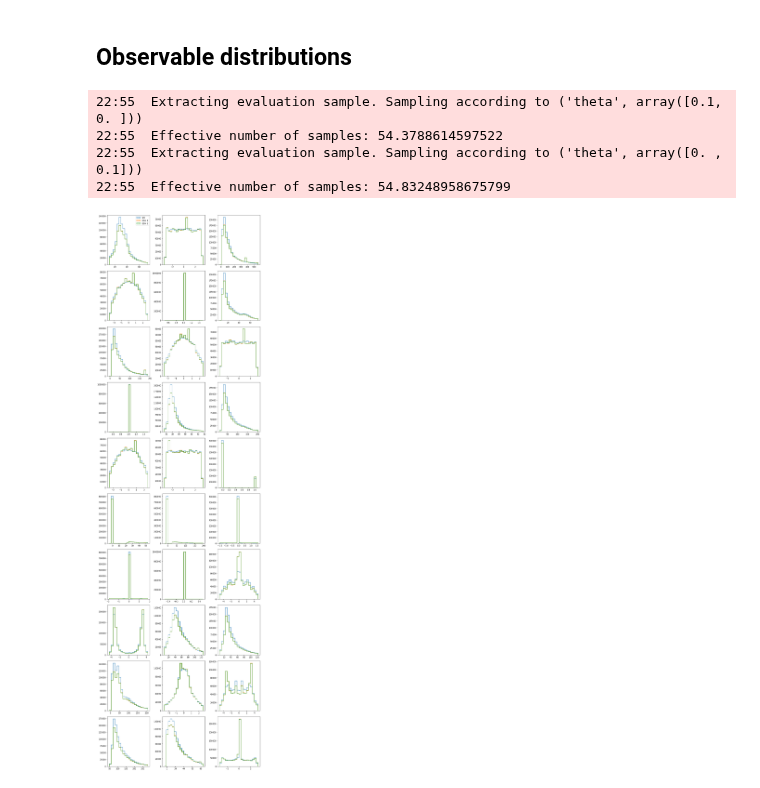
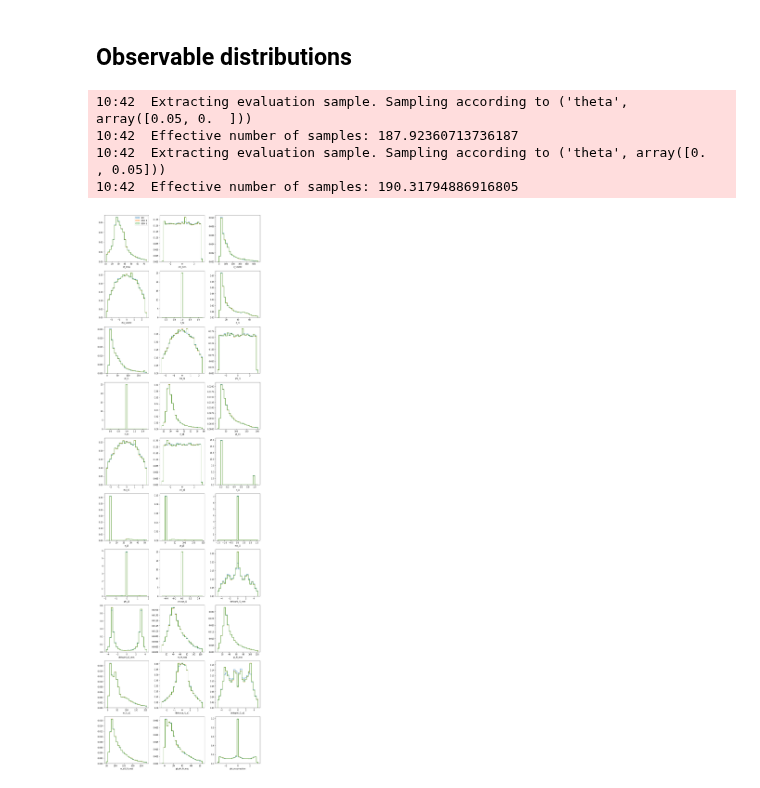
Before and after one commit to dlvp/diboson_mining, a Jupyter notebook: notebooks/wgamma/04_sampling.ipynb, the cells around one changed output. Saved outputs shown, nothing was run; the diff lists cells and outputs as text; code cells hidden in the pictures.

```diff
--- a/notebooks/wgamma/04_sampling.ipynb
+++ b/notebooks/wgamma/04_sampling.ipynb
@@ -149,49 +149,52 @@ plt.show()
 ## Observable distributions
 # %%
 x_bsm1, _ = sa.extract_samples_test(
-    theta=constant_morphing_theta([0.1,0.]),
+    theta=constant_morphing_theta([0.05,0.]),
     n_samples=1000000,
     folder=None,
     filename=None
 )
 
 x_bsm2, _ = sa.extract_samples_test(
-    theta=constant_morphing_theta([0.,0.1]),
+    theta=constant_morphing_theta([0.,0.05]),
     n_samples=1000000,
     folder=None,
     filename=None
 )
 # %% [output]
-22:55  Extracting evaluation sample. Sampling according to ('theta', array([0.1, 0. ]))
-22:55  Effective number of samples: 54.3788614597522
-22:55  Extracting evaluation sample. Sampling according to ('theta', array([0. , 0.1]))
-22:55  Effective number of samples: 54.83248958675799
+10:42  Extracting evaluation sample. Sampling according to ('theta', array([0.05, 0.  ]))
+10:42  Effective number of samples: 187.92360713736187
+10:42  Extracting evaluation sample. Sampling according to ('theta', array([0.  , 0.05]))
+10:42  Effective number of samples: 190.31794886916805
 # %%
-bins = 20
+bins = 25
 n_observables = x_sm.shape[1]
 n_cols = 3
 n_rows = (n_observables + n_cols - 1) // n_cols
+labels = sa.observables.keys()
 
 plt.figure(figsize=(4. * n_cols, 4. * n_rows))
 
-for i in range(n_observables):
+for i, label in enumerate(labels):
     xmin = np.percentile(x_sm[:,i], 5.)
     xmax = np.percentile(x_sm[:,i], 95.)
     xwidth = xmax - xmin
     xmin -= xwidth * 0.1
     xmax += xwidth * 0.1
     x_range = (xmin, xmax)
 
     ax = plt.subplot(n_rows, n_cols, i+1)
 
-    plt.hist(x_sm[:,i], histtype='step', range=x_range, bins=bins, lw=1.5, label=r'SM')
-    plt.hist(x_bsm1[:,i], histtype='step', range=x_range, bins=bins, lw=1.5, label=r'BSM 1')
-    plt.hist(x_bsm2[:,i], histtype='step', range=x_range, bins=bins, lw=1.5, label=r'BSM 2')
+    plt.hist(x_sm[:,i], histtype='step', range=x_range, bins=bins, lw=1.5, label=r'SM', density=True)
+    plt.hist(x_bsm1[:,i], histtype='step', range=x_range, bins=bins, lw=1.5, label=r'BSM 1', density=True)
+    plt.hist(x_bsm2[:,i], histtype='step', range=x_range, bins=bins, lw=1.5, label=r'BSM 2', density=True)
 
     if i == 0:
         plt.legend()
 
+    plt.xlabel(label)
+
 plt.tight_layout()
 plt.show()
 # %% [output]
-[figure, old version]
+[figure, new version]
```
Also changed, not shown: parts of 2 cells of this notebook, 1 other file.
